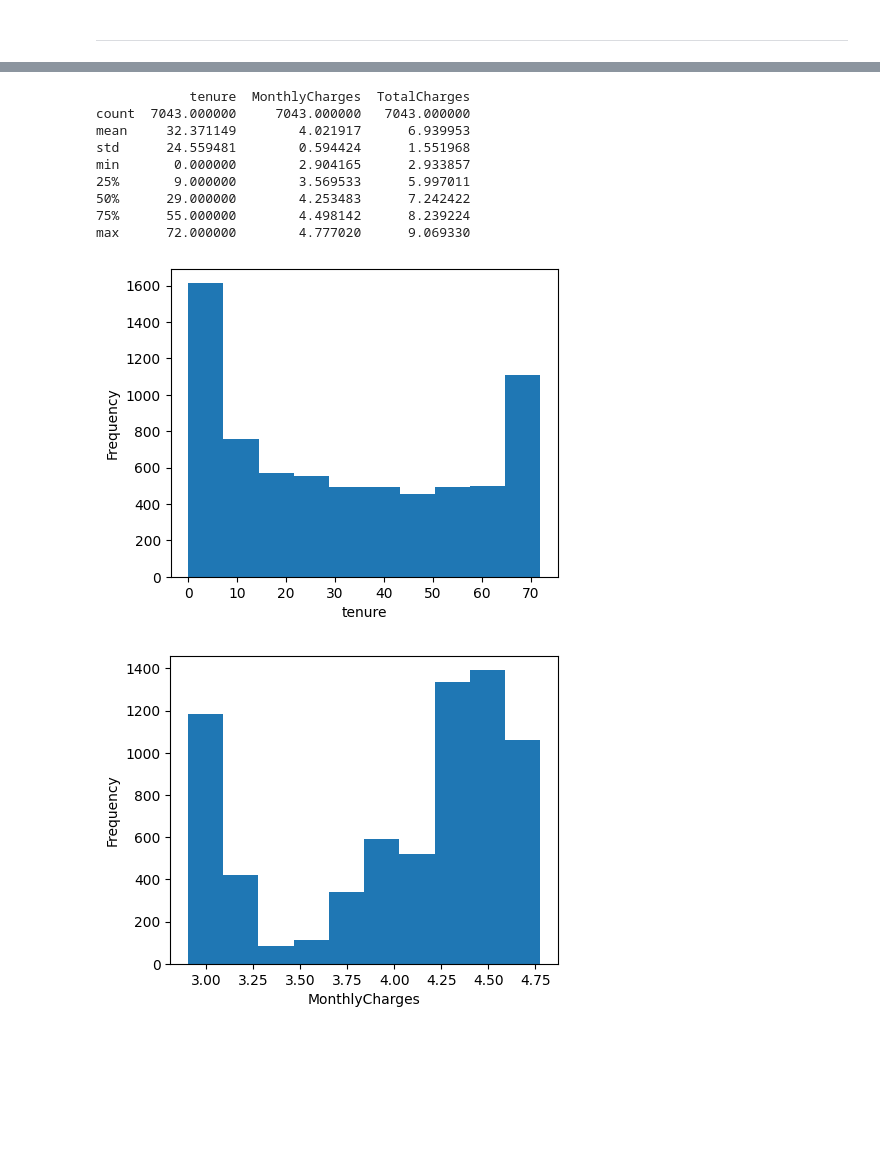
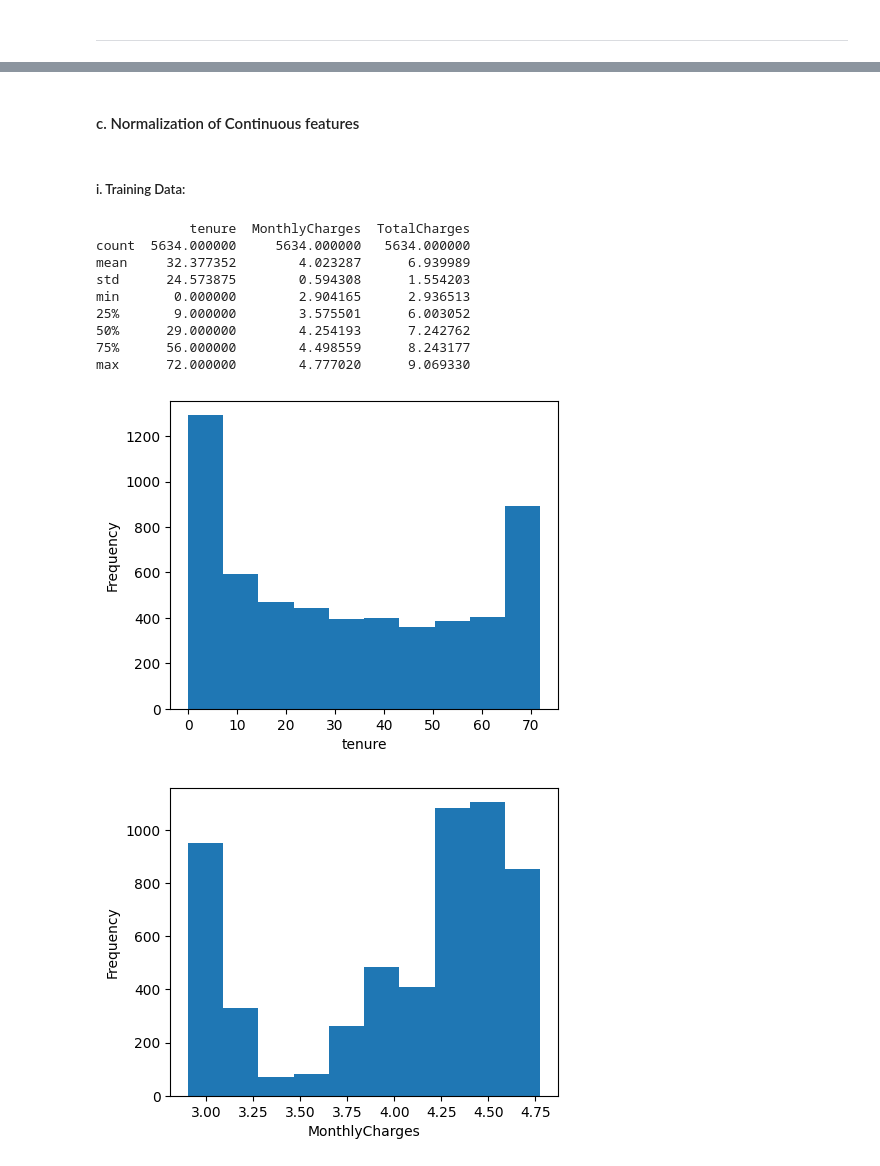
Before and after one commit to arpanmndl/telco_customer_churn, a Jupyter notebook: telco_customer_churn.ipynb, the cells around one changed output, grey strips where cells are left out. Saved outputs shown, nothing was run; the diff lists cells and outputs as text; code cells hidden in the pictures; blank space fills up the shorter version.

```diff
--- a/telco_customer_churn.ipynb
+++ b/telco_customer_churn.ipynb
@@ -256,7 +277,0 @@ Using the bar plots we can clearly determine the counts of Churns based on each
-# %%
-# less than 0.2% data is missing so that we can drop these
-
-# or else we can simply impute them with median to be safe
-median = df['TotalCharges'].median()
-df['TotalCharges'] = df['TotalCharges'].fillna(median)
-df.isnull().sum()
@@ -280,0 +280,9 @@ dtype: int64
+# %%
+X_train, X_test, y_train, y_test = train_test_split(df, df['Churn'], test_size=0.2, random_state=0)
+# %%
+# #dropping the dependent feature form X_train and X_test datasets, also resetting the indexes
+X_train = X_train.drop(['Churn'], axis=1)
+X_train = X_train.reset_index(drop=True)
+
+X_test = X_test.drop(['Churn'], axis=1)
+X_test = X_test.reset_index(drop=True)
@@ -280,0 +302,4 @@ dtype: int64
+# %%
+median = X_train['TotalCharges'].median()
+X_train['TotalCharges'] = X_train['TotalCharges'].fillna(median)
+X_train.isnull().sum()
@@ -281,29 +354,34 @@ dtype: int64
+# %% [markdown]
+#### c. Normalization of Continuous features
+# %% [markdown]
+##### i. Training Data:
 # %%
 # normalizing the categorical feature with logarithmic transformation
 for feature in cont_ft:
-   if 0 in df[feature].unique():
+   if 0 in X_train[feature].unique():
       pass
    else:
-      df[feature] = np.log(df[feature])
+      X_train[feature] = np.log(X_train[feature])
 
 
-print(df[cont_ft].describe())
+# checcking the values after normalization
+print(X_train[cont_ft].describe())
 
 for feature in cont_ft:
    plt.figure(figsize=(5, 4))
-   plt.hist(df[feature], bins=10)
+   plt.hist(X_train[feature], bins=10)
    plt.xlabel(feature)
    plt.ylabel('Frequency')
    plt.show()
 # %% [output]
             tenure  MonthlyCharges  TotalCharges
-count  7043.000000     7043.000000   7043.000000
-mean     32.371149        4.021917      6.939953
-std      24.559481        0.594424      1.551968
-min       0.000000        2.904165      2.933857
-25%       9.000000        3.569533      5.997011
-50%      29.000000        4.253483      7.242422
-75%      55.000000        4.498142      8.239224
+count  5634.000000     5634.000000   5634.000000
+mean     32.377352        4.023287      6.939989
+std      24.573875        0.594308      1.554203
+min       0.000000        2.904165      2.936513
+25%       9.000000        3.575501      6.003052
+50%      29.000000        4.254193      7.242762
+75%      56.000000        4.498559      8.243177
 max      72.000000        4.777020      9.069330
-[figure, old version]
+[figure, new version]
-[figure, old version]
+[figure, new version]
```
Also changed, not shown: parts of 47 cells of this notebook.
